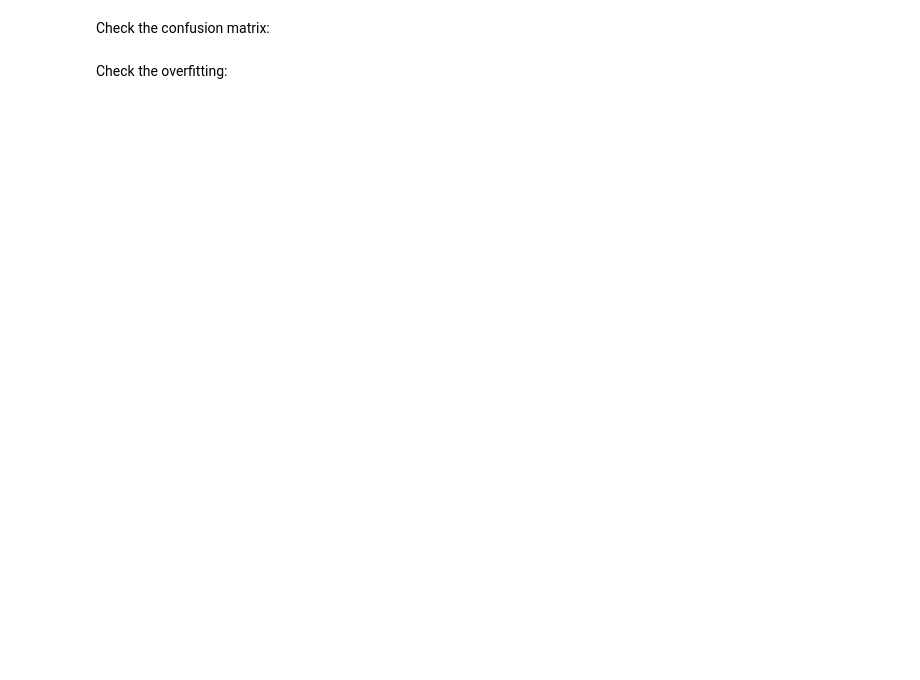
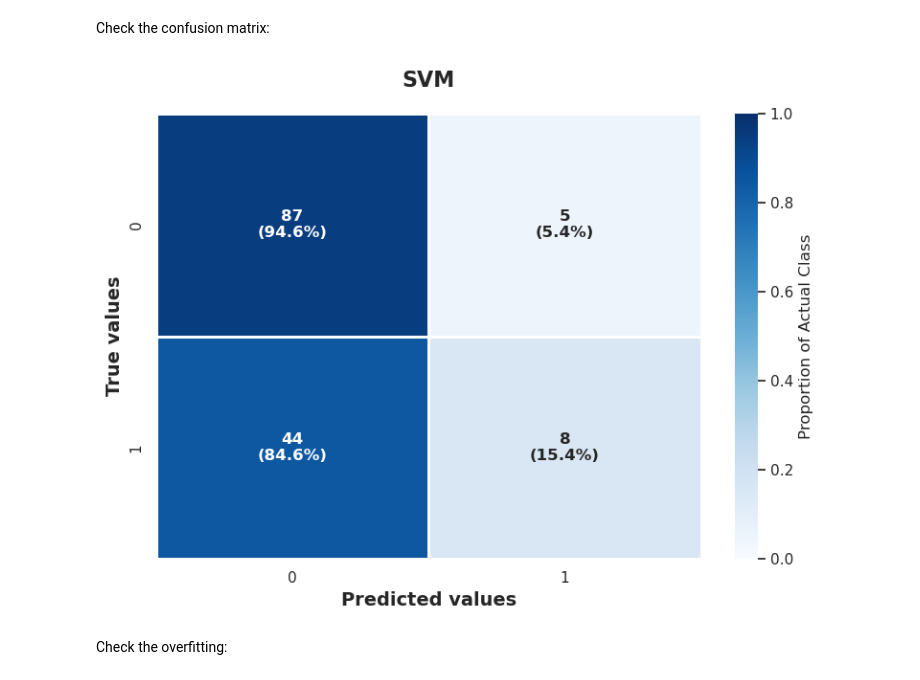
Before and after one commit to MiguelGomGar/TFM, a Jupyter notebook: notebooks/clinical_models_testing.ipynb, the cells around one changed output. Drawn from its saved outputs; the diff is of its cells as text; code cells hidden in the pictures; blank space fills up the shorter version.

```diff
--- a/notebooks/clinical_models_testing.ipynb
+++ b/notebooks/clinical_models_testing.ipynb
@@ -223,10 +287,12 @@ Check the confusion matrix:
 # %%
 # Compute predictions for the test set
 y_pred_SVM = optimized_SVM.predict(X_test)
 
 # Display confusion matrix
-plot_cm(y_true=y_test, y_pred=y_pred_SVM,
-        title="SVM - Test Set")
+plot_confusion_matrix(y_true=y_test, y_pred=y_pred_SVM,
+        title="SVM", output_dir=results_path, file_prefix="SVM")
+# %% [output]
+[figure, added]
 # %% [markdown]
 Check the overfitting:
 # %%
```
Also changed, not shown: parts of 25 cells of this notebook, 53 other files.
